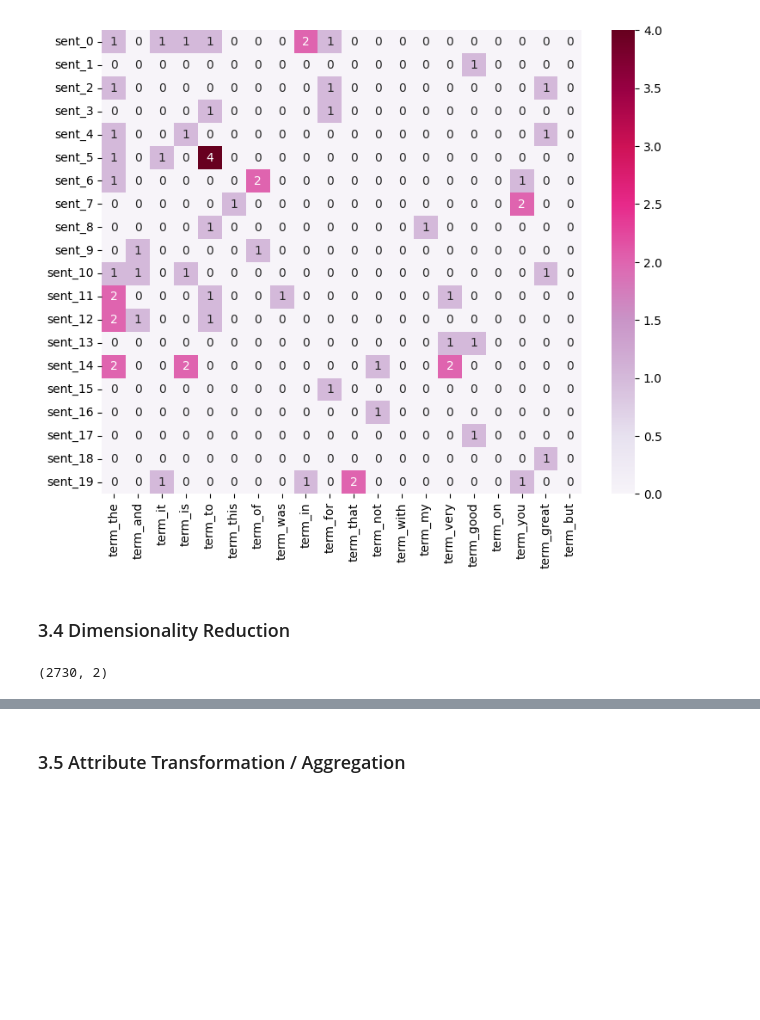
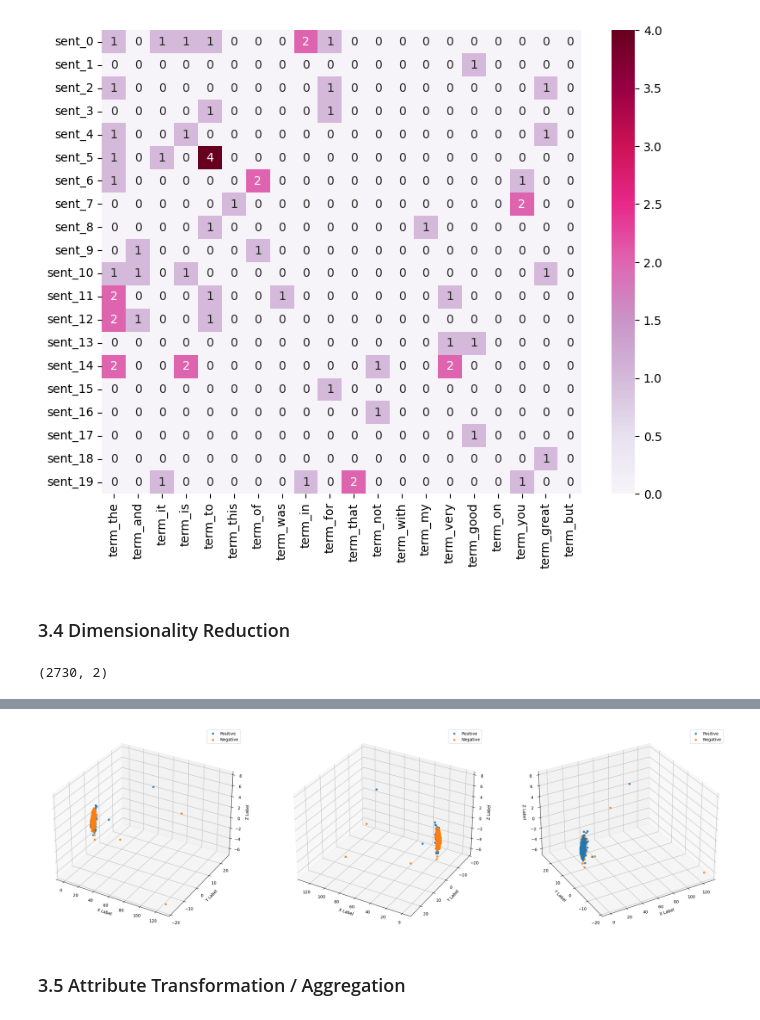
Before and after one commit to Henry0517code/DM2023-Lab1-Master, a Jupyter notebook: Homework/DM2023-Lab1-Homework.ipynb, the cells around one changed output, grey strips where cells are left out. Cells and saved outputs as stored; diff of their text form; code cells hidden in the pictures; blank space fills up the shorter version.

```diff
--- a/Homework/DM2023-Lab1-Homework.ipynb
+++ b/Homework/DM2023-Lab1-Homework.ipynb
@@ -616,3 +656,39 @@ plt.show()
+# %%
+fig = plt.figure(figsize=(30, 90))
+ax1 = fig.add_subplot(1, 3, 1, projection='3d')
+ax2 = fig.add_subplot(1, 3, 2, projection='3d')
+ax3 = fig.add_subplot(1, 3, 3, projection='3d')
+
+for c, category in zip(col, categories):
+    xs = data_reduced_to3[data['category_name'] == category].T[0]
+    ys = data_reduced_to3[data['category_name'] == category].T[1]
+    zs = data_reduced_to3[data['category_name'] == category].T[2]
+
+    ax1.scatter(xs, ys, zs, alpha=0.8, marker='o', label=category)
+    ax2.scatter(xs, ys, zs, alpha=0.8, marker='o', label=category)
+    ax3.scatter(xs, ys, zs, alpha=0.8, marker='o', label=category)
+
+ax1.set_xlabel('X Label')
+ax1.set_ylabel('Y Label')
+ax1.set_zlabel('Z Label')
+ax1.legend()
+
+ax2.set_xlabel('X Label')
+ax2.set_ylabel('Y Label')
+ax2.set_zlabel('Z Label')
+ax2.legend()
+
+ax3.set_xlabel('X Label')
+ax3.set_ylabel('Y Label')
+ax3.set_zlabel('Z Label')
+ax3.legend()
+
+ax2 = ax2.view_init(elev=30, azim=120)
+ax3 = ax3.view_init(elev=30, azim=240)
+
+plt.show()
+# %% [output]
+[figure, added]
 # %% [markdown]
 ### 3.5 Attribute Transformation / Aggregation
 # %%
```
Also changed, not shown: parts of 19 cells of this notebook.
